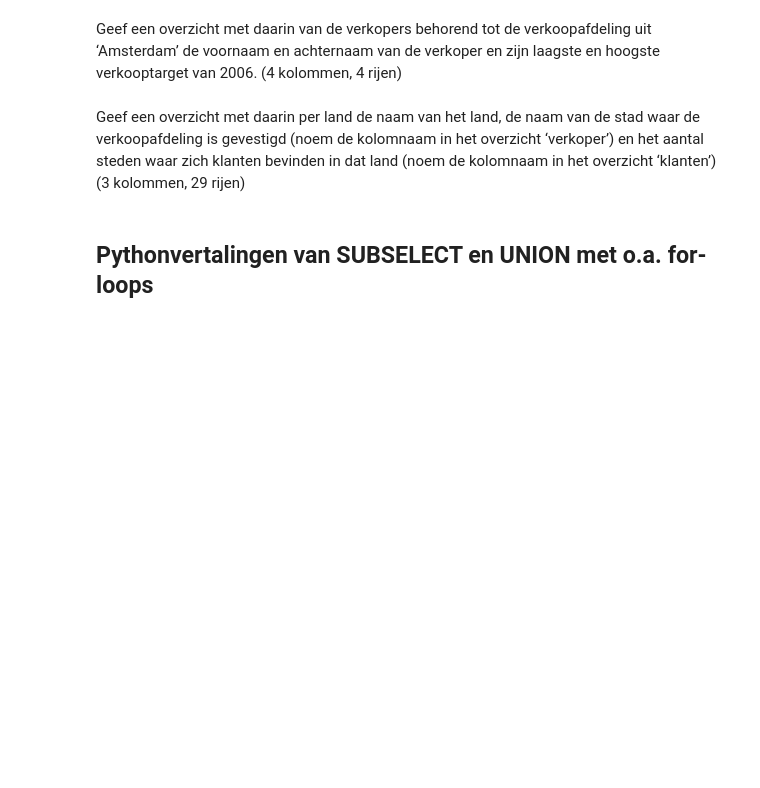
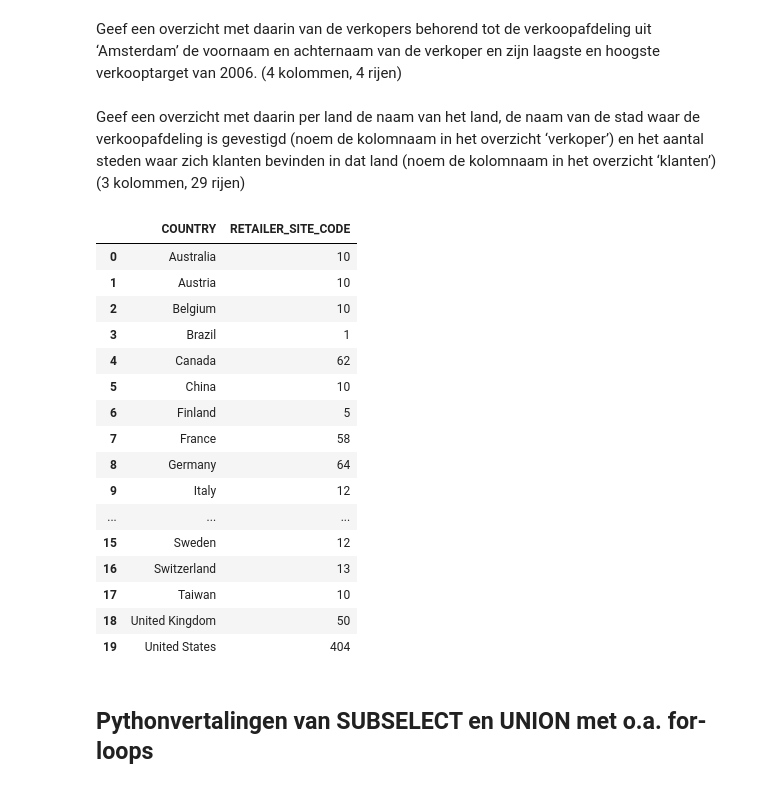
Before and after one commit to troykort/DaD, a Jupyter notebook: Practicum_2.3_Opdracht/Practicum_2.3_Opdrachten.ipynb, the cells around one changed output. Saved outputs shown, nothing was run; the diff lists cells and outputs as text; code cells hidden in the pictures; blank space fills up the shorter version.

```diff
--- a/Practicum_2.3_Opdracht/Practicum_2.3_Opdrachten.ipynb
+++ b/Practicum_2.3_Opdracht/Practicum_2.3_Opdrachten.ipynb
@@ -477,6 +475,28 @@ amsterdam_sales_staff = sales_staff[sales_staff['SALES_BRANCH_CODE'] == 'Amsterd
 targets_2006 = target[(target['SALES_YEAR'] == 2006) & (target['SALES_STAFF_CODE'].isin(amsterdam_sales_staff['SALES_STAFF_CODE']))]
 # %% [markdown]
 Geef een overzicht met daarin per land de naam van het land, de naam van de stad waar de verkoopafdeling is gevestigd (noem de kolomnaam in het overzicht ‘verkoper’) en het aantal steden waar zich klanten bevinden in dat land (noem de kolomnaam in het overzicht ‘klanten’) (3 kolommen, 29 rijen)
+# %%
+retailer_country_merge = pd.merge(retailer_site,country,left_on='COUNTRY_CODE',how='left',right_on='COUNTRY_CODE')
+retailer_country_branch_merge = pd.merge(sales_branch, retailer_country_merge,left_on='COUNTRY_CODE',how='left',right_on='COUNTRY_CODE')
+retailer_country_branch_merge.groupby(['COUNTRY',], as_index=False)['RETAILER_SITE_CODE'].count()
+# %% [output]
+|  | COUNTRY | RETAILER_SITE_CODE |
+| 0 | Australia | 10 |
+| 1 | Austria | 10 |
+| 2 | Belgium | 10 |
+| 3 | Brazil | 1 |
+| 4 | Canada | 62 |
+| 5 | China | 10 |
+| 6 | Finland | 5 |
+| 7 | France | 58 |
+| 8 | Germany | 64 |
+| 9 | Italy | 12 |
+| ... | ... | ... |
+| 15 | Sweden | 12 |
+| 16 | Switzerland | 13 |
+| 17 | Taiwan | 10 |
+| 18 | United Kingdom | 50 |
+| 19 | United States | 404 |
 # %% [markdown]
 ## Pythonvertalingen van SUBSELECT en UNION met o.a. for-loops
 # %% [markdown]
```
Also changed, not shown: parts of 1 cell of this notebook.
